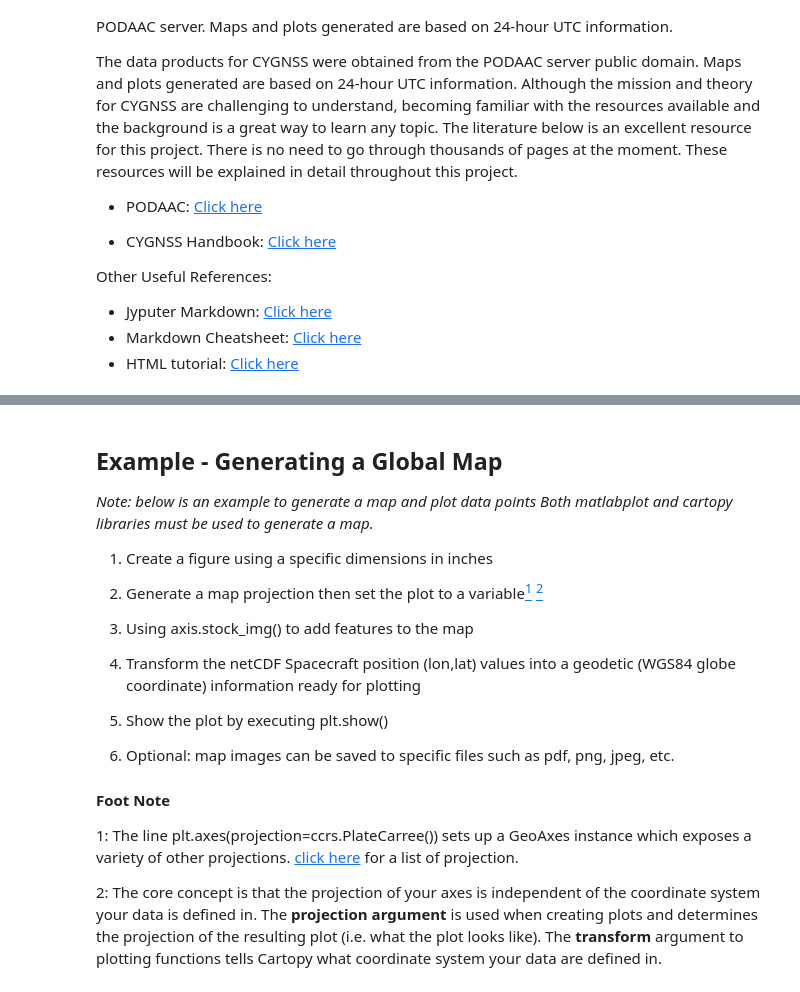
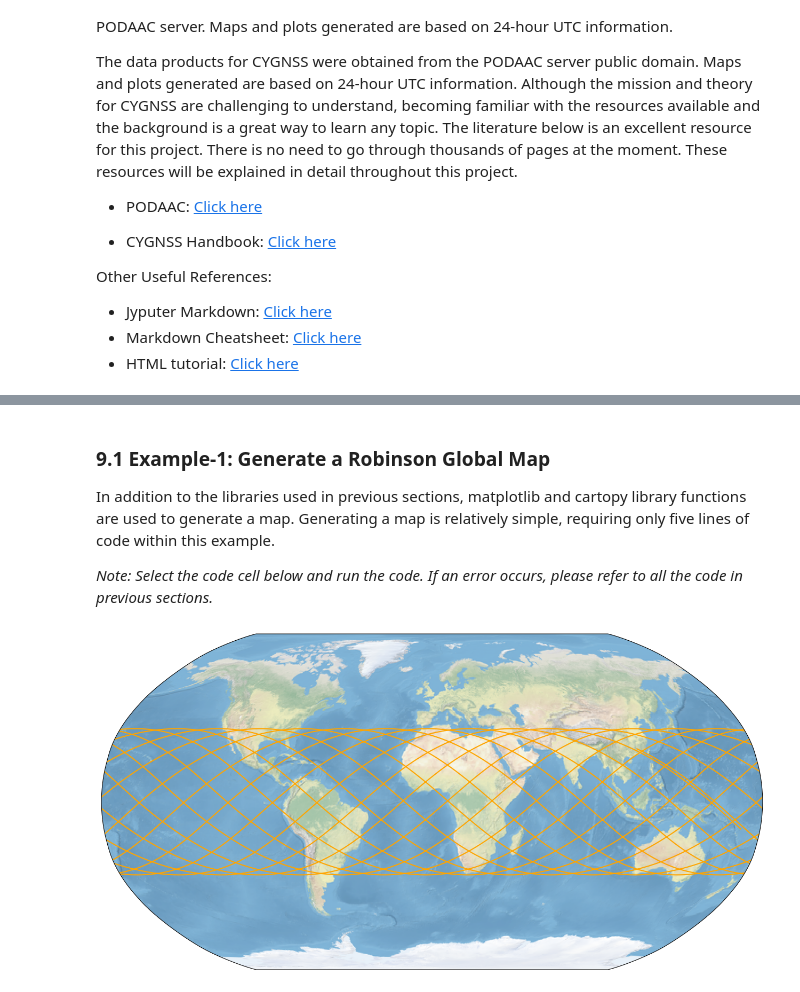
Before and after one commit to mpn21/Ploting-Earth-Science-Data, a Jupyter notebook: Plotting Earth Science L1 Data Products.ipynb, the cells around one changed output, grey strips where cells are left out. Saved outputs shown, nothing was run; the diff lists cells and outputs as text; code cells hidden in the pictures.

```diff
--- a/Plotting Earth Science L1 Data Products.ipynb
+++ b/Plotting Earth Science L1 Data Products.ipynb
@@ -294,7 +352,7 @@ import matplotlib.animation as animation
 from matplotlib.animation import FuncAnimation
 from IPython.display import HTML
 import matplotlib
-matplotlib.rcParams['animation.embed_limit'] = 2**128
+matplotlib.rcParams['animation.embed_limit'] = 8**128
 # %% [markdown]
 ## 8.0 NetCDF File Data Overview<a id='section_NetCDFFileDataOverview'></a>
 
@@ -428,32 +716,20 @@ def convert_seconds(seconds):
 # %% [markdown]
-## Example - Generating a Global Map ##
+### 9.1 Example-1: Generate a Robinson Global Map<a id='section_Example-1GenerateaRobinsonGlobalMap'></a>
 
-*Note: below is an example to generate a map and plot data points Both matlabplot and cartopy libraries must be used to generate a map.*
+In addition to the libraries used in previous sections, matplotlib and cartopy library functions are used to generate a map. Generating a map is relatively simple, requiring only five lines of code within this example.
 
-1. Create a figure using a specific dimensions in inches
-
-2. Generate a map projection then set the plot to a variable[<sup>1</sup>](#fn1)  [<sup>2</sup>](#fn2)
-
-3. Using axis.stock_img() to add features to the map
-
-4. Transform the netCDF Spacecraft position (lon,lat) values into a geodetic (WGS84 globe coordinate) information ready for plotting
-
-5. Show the plot by executing plt.show()
-
-6. Optional: map images can be saved to specific files such as pdf, png, jpeg, etc.
-
-#### Foot Note ###
-<span id="fn1">1</span>: The line plt.axes(projection=ccrs.PlateCarree()) sets up a GeoAxes instance which exposes a variety of other projections. [click here](https://scitools.org.uk/cartopy/docs/v0.15/crs/projections.html) for a list of projection.
-
-<span id="fn1">2</span>: The core concept is that the projection of your axes is independent of the coordinate system your data is defined in. The **projection argument** is used when creating plots and determines the projection of the resulting plot (i.e. what the plot looks like). The **transform** argument to plotting functions tells Cartopy what coordinate system your data are defined in.
+*Note: Select the code cell below and run the code. If an error occurs, please refer to all the code in previous sections.*
 # %%
 fig = plt.figure(figsize=(16, 20))
-ax = plt.axes(projection=ccrs.Robinson(0))
-ax.stock_img()
+fig = plt.axes(projection=ccrs.Robinson(0))
+
+fig.stock_img()
 
 # Save the plot by calling plt.savefig() BEFORE plt.show()
-#plt.savefig('coastlines.pdf')
-#plt.savefig('coastlines.png')
+#plt.savefig('Robinson_Map_Projection.pdf')
+#plt.savefig('Robinson_Map_Projection.png')
 
-ax.plot(lon, lat, color='orange', transform=ccrs.Geodetic())
+fig.plot(lon, lat, color='orange', transform=ccrs.Geodetic())
 plt.show()
+# %% [output]
+[figure, added]
```
Also changed, not shown: parts of 49 cells of this notebook, 7 other files.
